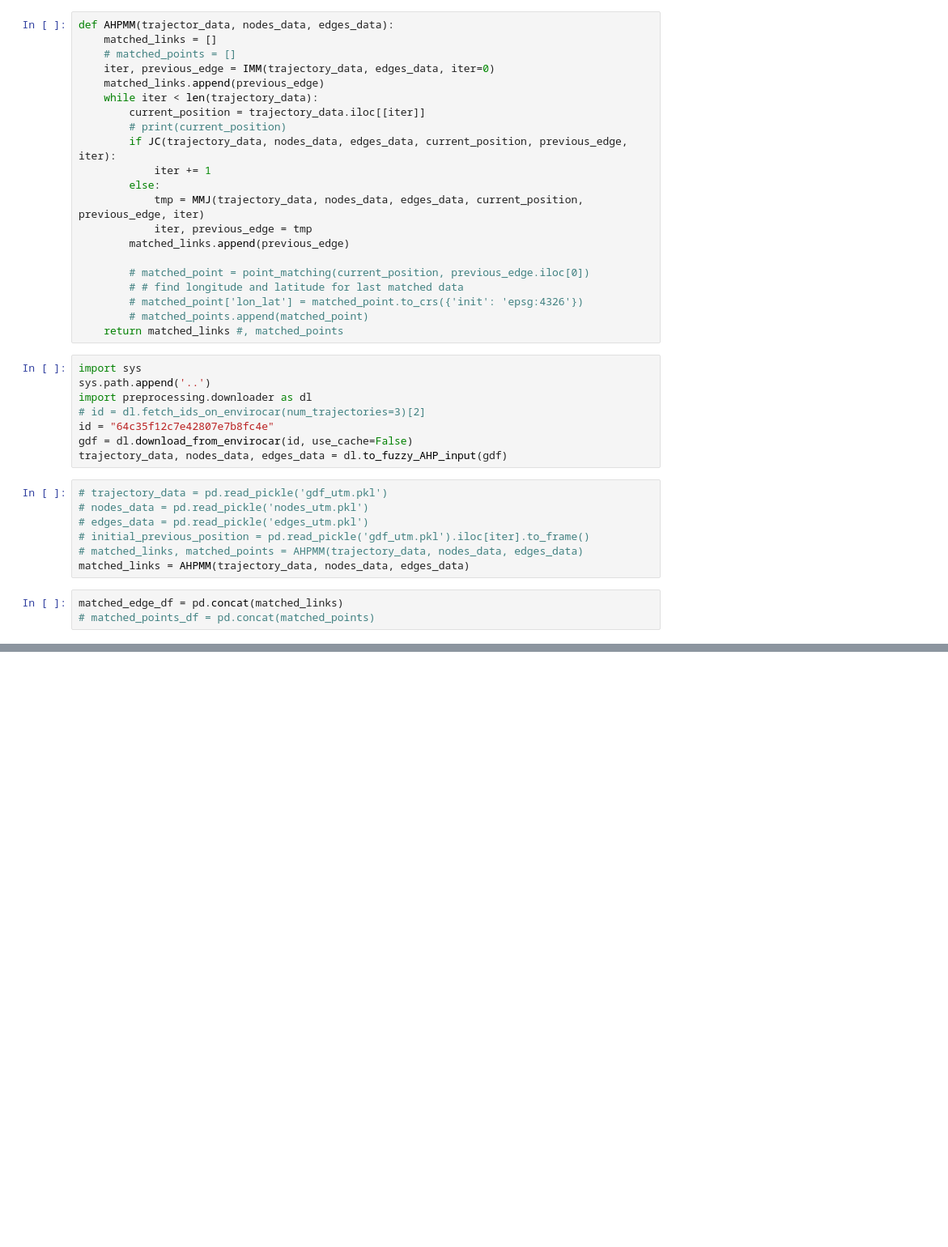
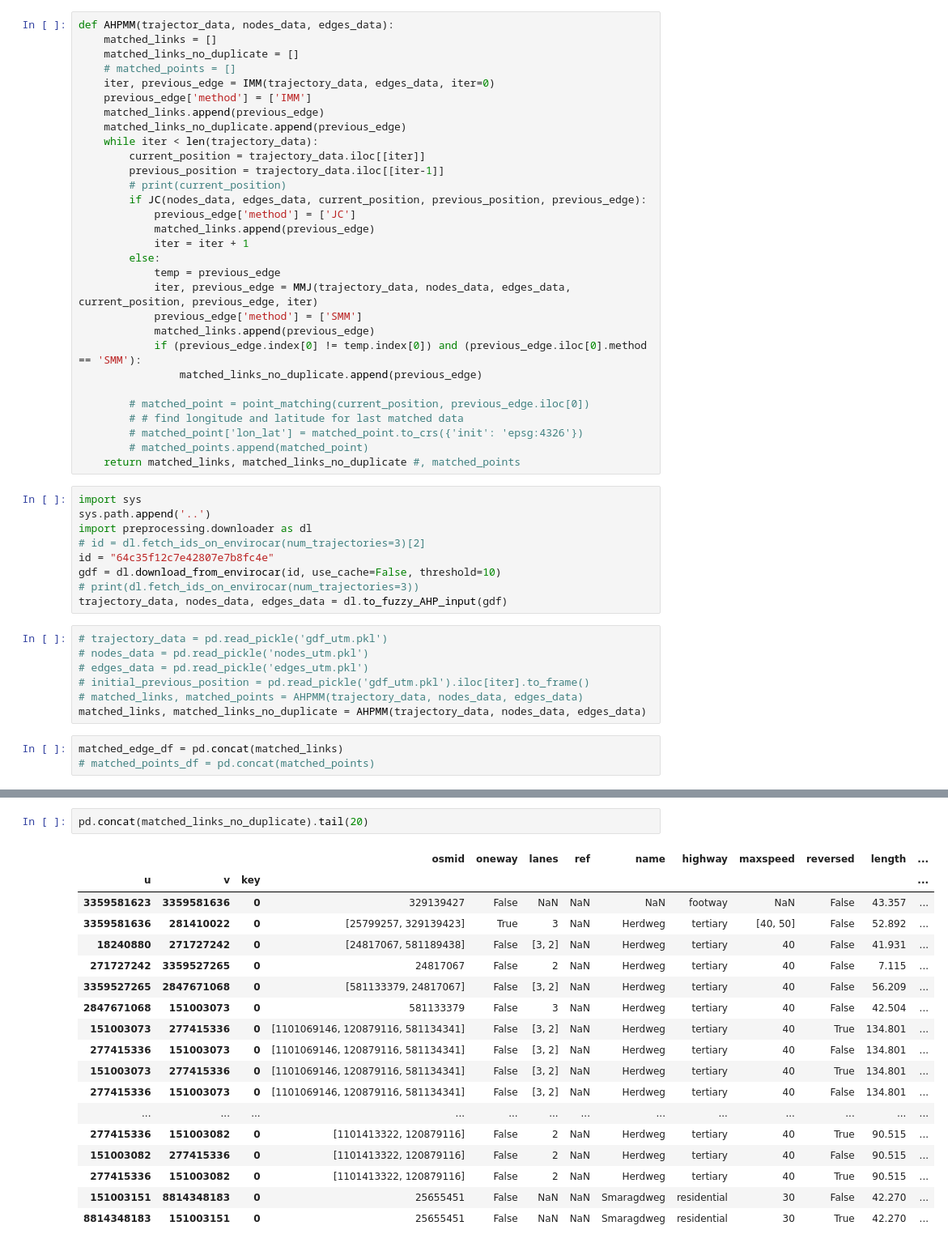
Before and after one commit to gjgress/G-RIPS-2022-Mitsubishi-A, a Jupyter notebook: Code/AHP/AHPMM.ipynb, the cells around one changed output, grey strips where cells are left out. Shown at 81% size. Saved outputs shown, nothing was run; the diff lists cells and outputs as text; blank space fills up the shorter version.

```diff
--- a/Code/AHP/AHPMM.ipynb
+++ b/Code/AHP/AHPMM.ipynb
@@ -35,31 +35,41 @@ from MMJ import MMJ
 # %%
 def AHPMM(trajector_data, nodes_data, edges_data):
     matched_links = []
+    matched_links_no_duplicate = []
     # matched_points = []
     iter, previous_edge = IMM(trajectory_data, edges_data, iter=0)
+    previous_edge['method'] = ['IMM']
     matched_links.append(previous_edge)
+    matched_links_no_duplicate.append(previous_edge)
     while iter < len(trajectory_data):
         current_position = trajectory_data.iloc[[iter]]
+        previous_position = trajectory_data.iloc[[iter-1]]
         # print(current_position)
-        if JC(trajectory_data, nodes_data, edges_data, current_position, previous_edge, iter):
-            iter += 1
+        if JC(nodes_data, edges_data, current_position, previous_position, previous_edge):
+            previous_edge['method'] = ['JC']
+            matched_links.append(previous_edge)
+            iter = iter + 1
         else:
-            tmp = MMJ(trajectory_data, nodes_data, edges_data, current_position, previous_edge, iter)
-            iter, previous_edge = tmp
-        matched_links.append(previous_edge)
+            temp = previous_edge
+            iter, previous_edge = MMJ(trajectory_data, nodes_data, edges_data, current_position, previous_edge, iter)
+            previous_edge['method'] = ['SMM']
+            matched_links.append(previous_edge)
+            if (previous_edge.index[0] != temp.index[0]) and (previous_edge.iloc[0].method == 'SMM'):
+                matched_links_no_duplicate.append(previous_edge)
 
         # matched_point = point_matching(current_position, previous_edge.iloc[0])
         # # find longitude and latitude for last matched data
         # matched_point['lon_lat'] = matched_point.to_crs({'init': 'epsg:4326'})
         # matched_points.append(matched_point)
-    return matched_links #, matched_points
+    return matched_links, matched_links_no_duplicate #, matched_points
 # %%
 import sys
 sys.path.append('..')
 import preprocessing.downloader as dl
 # id = dl.fetch_ids_on_envirocar(num_trajectories=3)[2]
 id = "64c35f12c7e42807e7b8fc4e"
-gdf = dl.download_from_envirocar(id, use_cache=False)
+gdf = dl.download_from_envirocar(id, use_cache=False, threshold=10)
+# print(dl.fetch_ids_on_envirocar(num_trajectories=3))
 trajectory_data, nodes_data, edges_data = dl.to_fuzzy_AHP_input(gdf)
 # %%
 # trajectory_data = pd.read_pickle('gdf_utm.pkl')
@@ -67,7 +77,7 @@ trajectory_data, nodes_data, edges_data = dl.to_fuzzy_AHP_input(gdf)
 # edges_data = pd.read_pickle('edges_utm.pkl')
 # initial_previous_position = pd.read_pickle('gdf_utm.pkl').iloc[iter].to_frame()
 # matched_links, matched_points = AHPMM(trajectory_data, nodes_data, edges_data)
-matched_links = AHPMM(trajectory_data, nodes_data, edges_data)
+matched_links, matched_links_no_duplicate = AHPMM(trajectory_data, nodes_data, edges_data)
 # %%
 matched_edge_df = pd.concat(matched_links)
 # matched_points_df = pd.concat(matched_points)
@@ -112,3 +107,24 @@ matched_edge_df.plot(ax = ax, color = "Yellow")
 # matched_points_df.plot(ax = ax, color = "Red")
 # %% [output]
 <Axes: >
+# %%
+pd.concat(matched_links_no_duplicate).tail(20)
+# %% [output]
+|  |  |  | osmid | oneway | lanes | ref | name | highway | maxspeed | reversed | length | ... |
+| u | v | key |  |  |  |  |  |  |  |  |  | ... |
+| 3359581623 | 3359581636 | 0 | 329139427 | False | NaN | NaN | NaN | footway | NaN | False | 43.357 | ... |
+| 3359581636 | 281410022 | 0 | [25799257, 329139423] | True | 3 | NaN | Herdweg | tertiary | [40, 50] | False | 52.892 | ... |
+| 18240880 | 271727242 | 0 | [24817067, 581189438] | False | [3, 2] | NaN | Herdweg | tertiary | 40 | False | 41.931 | ... |
+| 271727242 | 3359527265 | 0 | 24817067 | False | 2 | NaN | Herdweg | tertiary | 40 | False | 7.115 | ... |
+| 3359527265 | 2847671068 | 0 | [581133379, 24817067] | False | [3, 2] | NaN | Herdweg | tertiary | 40 | False | 56.209 | ... |
+| 2847671068 | 151003073 | 0 | 581133379 | False | 3 | NaN | Herdweg | tertiary | 40 | False | 42.504 | ... |
+| 151003073 | 277415336 | 0 | [1101069146, 120879116, 581134341] | False | [3, 2] | NaN | Herdweg | tertiary | 40 | True | 134.801 | ... |
+| 277415336 | 151003073 | 0 | [1101069146, 120879116, 581134341] | False | [3, 2] | NaN | Herdweg | tertiary | 40 | False | 134.801 | ... |
+| 151003073 | 277415336 | 0 | [1101069146, 120879116, 581134341] | False | [3, 2] | NaN | Herdweg | tertiary | 40 | True | 134.801 | ... |
+| 277415336 | 151003073 | 0 | [1101069146, 120879116, 581134341] | False | [3, 2] | NaN | Herdweg | tertiary | 40 | False | 134.801 | ... |
+| ... | ... | ... | ... | ... | ... | ... | ... | ... | ... | ... | ... | ... |
+| 277415336 | 151003082 | 0 | [1101413322, 120879116] | False | 2 | NaN | Herdweg | tertiary | 40 | True | 90.515 | ... |
+| 151003082 | 277415336 | 0 | [1101413322, 120879116] | False | 2 | NaN | Herdweg | tertiary | 40 | False | 90.515 | ... |
+| 277415336 | 151003082 | 0 | [1101413322, 120879116] | False | 2 | NaN | Herdweg | tertiary | 40 | True | 90.515 | ... |
+| 151003151 | 8814348183 | 0 | 25655451 | False | NaN | NaN | Smaragdweg | residential | 30 | False | 42.270 | ... |
+| 8814348183 | 151003151 | 0 | 25655451 | False | NaN | NaN | Smaragdweg | residential | 30 | True | 42.270 | ... |
```
Also changed, not shown: parts of 2 cells of this notebook, 2 other files.
